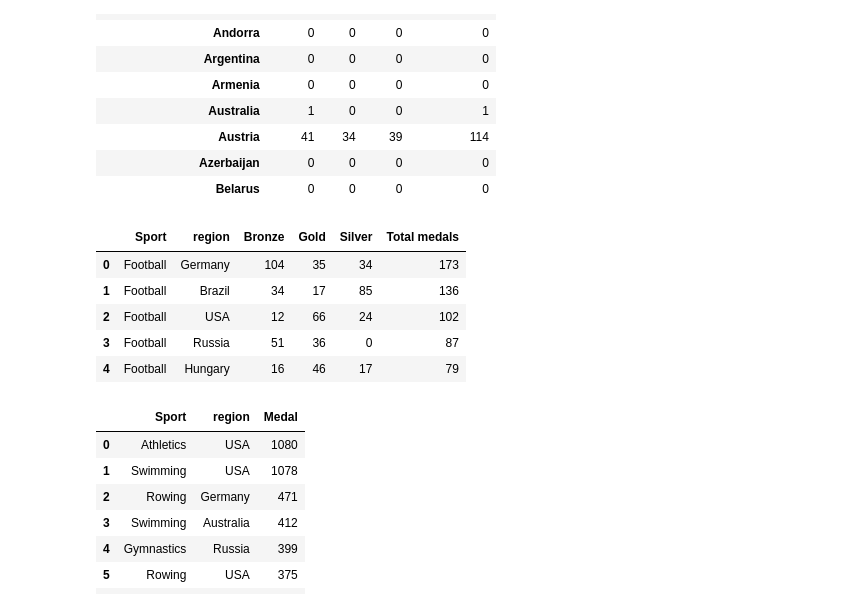
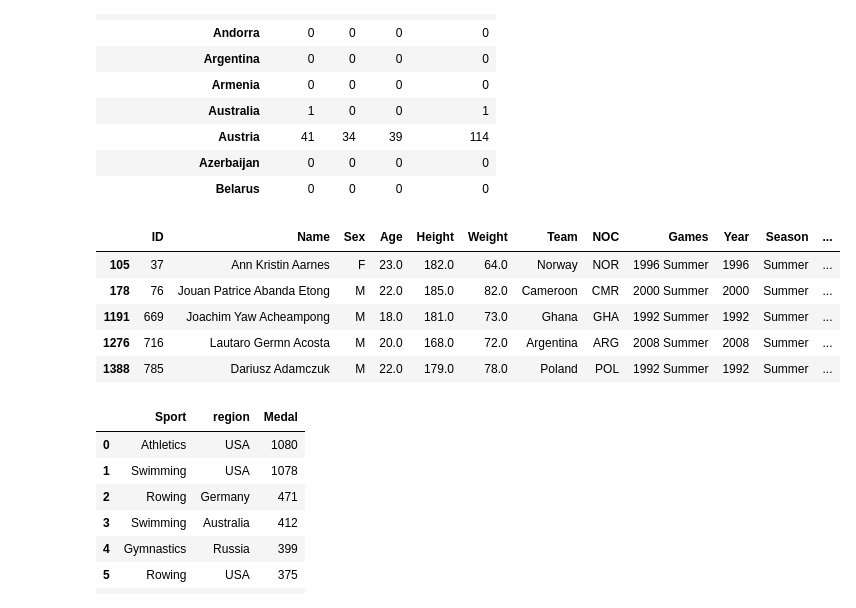
Before and after one commit to VineelaNedunuri/Databehandling-Vineela-Nedunuri, a Jupyter notebook: Project/Uppgift 2.ipynb, the cells around one changed output. Cells and saved outputs as stored; diff of their text form; code cells hidden in the pictures.

```diff
--- a/Project/Uppgift 2.ipynb
+++ b/Project/Uppgift 2.ipynb
@@ -94,14 +94,14 @@ df.head(10)
 |  | Azerbaijan | 0 | 0 | 0 | 0 |
 |  | Belarus | 0 | 0 | 0 | 0 |
 # %%
-football = df.query("Sport == 'Football'").sort_values(by = "Total medals",ascending= False).reset_index()
+football = df_medals2.query("Sport == 'Football'").dropna()
 football.head()
 # %% [output]
-|  | Sport | region | Bronze | Gold | Silver | Total medals |
-| 0 | Football | Germany | 104 | 35 | 34 | 173 |
-| 1 | Football | Brazil | 34 | 17 | 85 | 136 |
-| 2 | Football | USA | 12 | 66 | 24 | 102 |
-| 3 | Football | Russia | 51 | 36 | 0 | 87 |
-| 4 | Football | Hungary | 16 | 46 | 17 | 79 |
+|  | ID | Name | Sex | Age | Height | Weight | Team | NOC | Games | Year | Season | ... |
+| 105 | 37 | Ann Kristin Aarnes | F | 23.0 | 182.0 | 64.0 | Norway | NOR | 1996 Summer | 1996 | Summer | ... |
+| 178 | 76 | Jouan Patrice Abanda Etong | M | 22.0 | 185.0 | 82.0 | Cameroon | CMR | 2000 Summer | 2000 | Summer | ... |
+| 1191 | 669 | Joachim Yaw Acheampong | M | 18.0 | 181.0 | 73.0 | Ghana | GHA | 1992 Summer | 1992 | Summer | ... |
+| 1276 | 716 | Lautaro Germn Acosta | M | 20.0 | 168.0 | 72.0 | Argentina | ARG | 2008 Summer | 2008 | Summer | ... |
+| 1388 | 785 | Dariusz Adamczuk | M | 22.0 | 179.0 | 78.0 | Poland | POL | 1992 Summer | 1992 | Summer | ... |
 # %%
 import plotly.express as px
```
Also changed, not shown: parts of 1 cell of this notebook.
